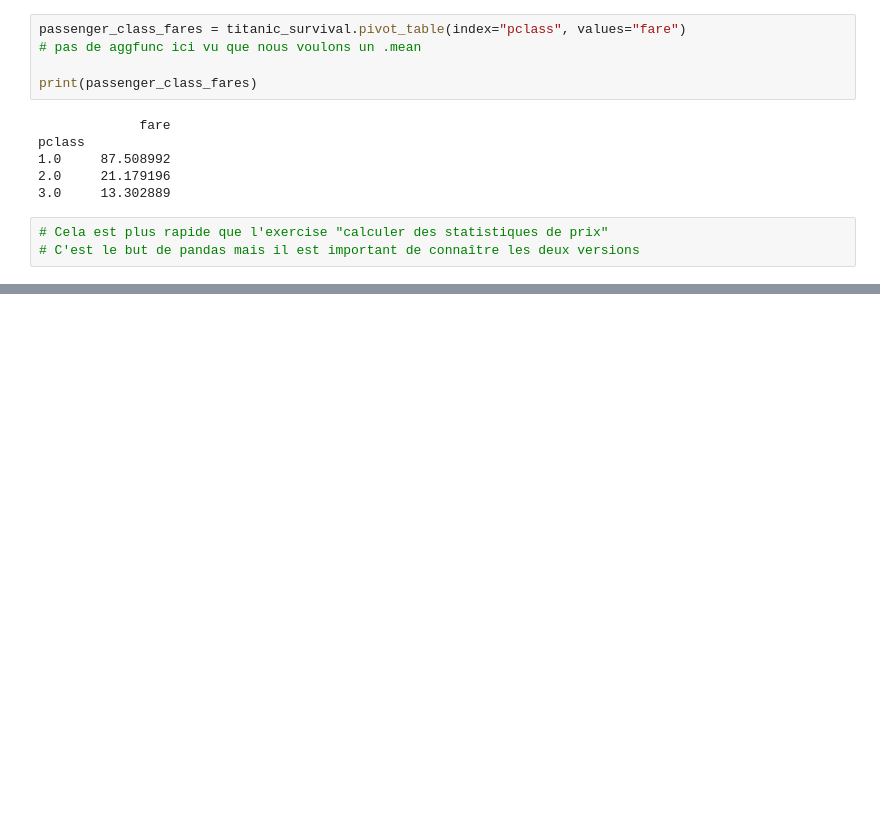
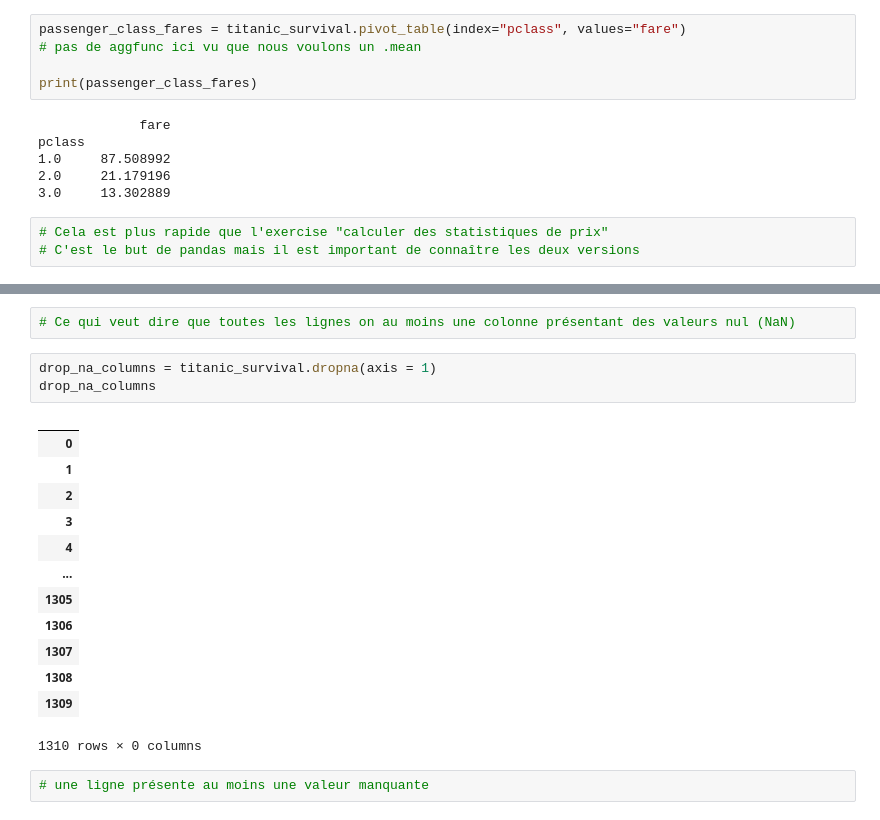
Before and after one commit to brunoharlein/pandas_is_cool, a Jupyter notebook: Cours Pandas.ipynb, the cells around one changed output, grey strips where cells are left out. Drawn from its saved outputs; the diff is of its cells as text; blank space fills up the shorter version.

```diff
--- a/Cours Pandas.ipynb
+++ b/Cours Pandas.ipynb
@@ -908,0 +918,21 @@ pclass
+# %%
+# Ce qui veut dire que toutes les lignes on au moins une colonne présentant des valeurs nul (NaN)
+# %%
+drop_na_columns = titanic_survival.dropna(axis = 1)
+drop_na_columns
+# %% [output]
+|  |
+| 0 |
+| 1 |
+| 2 |
+| 3 |
+| 4 |
+| ... |
+| 1305 |
+| 1306 |
+| 1307 |
+| 1308 |
+| 1309 |
+1310 rows × 0 columns
+# %%
+# une ligne présente au moins une valeur manquante
```
Also changed, not shown: parts of 8 cells of this notebook, 1 other file.
